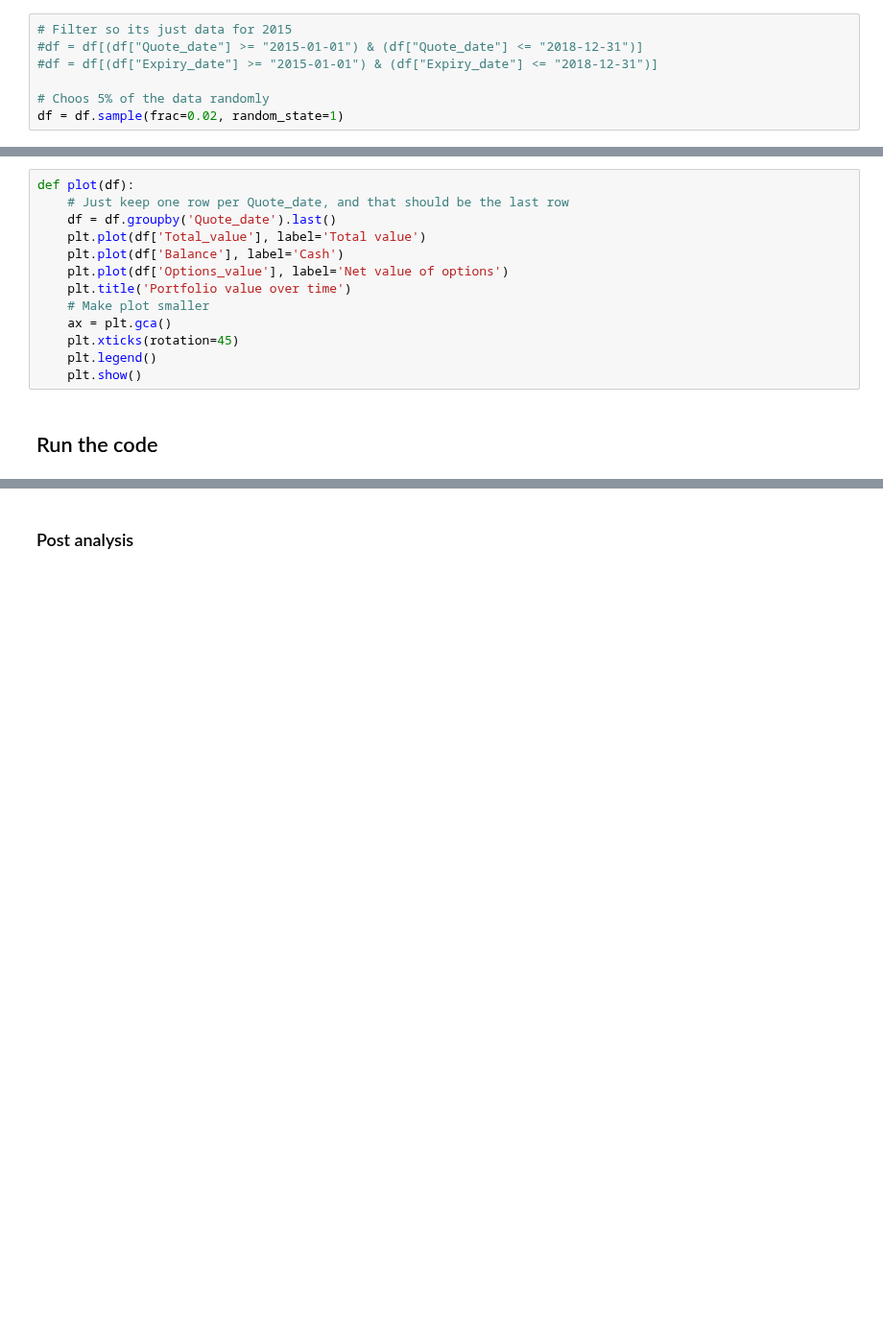
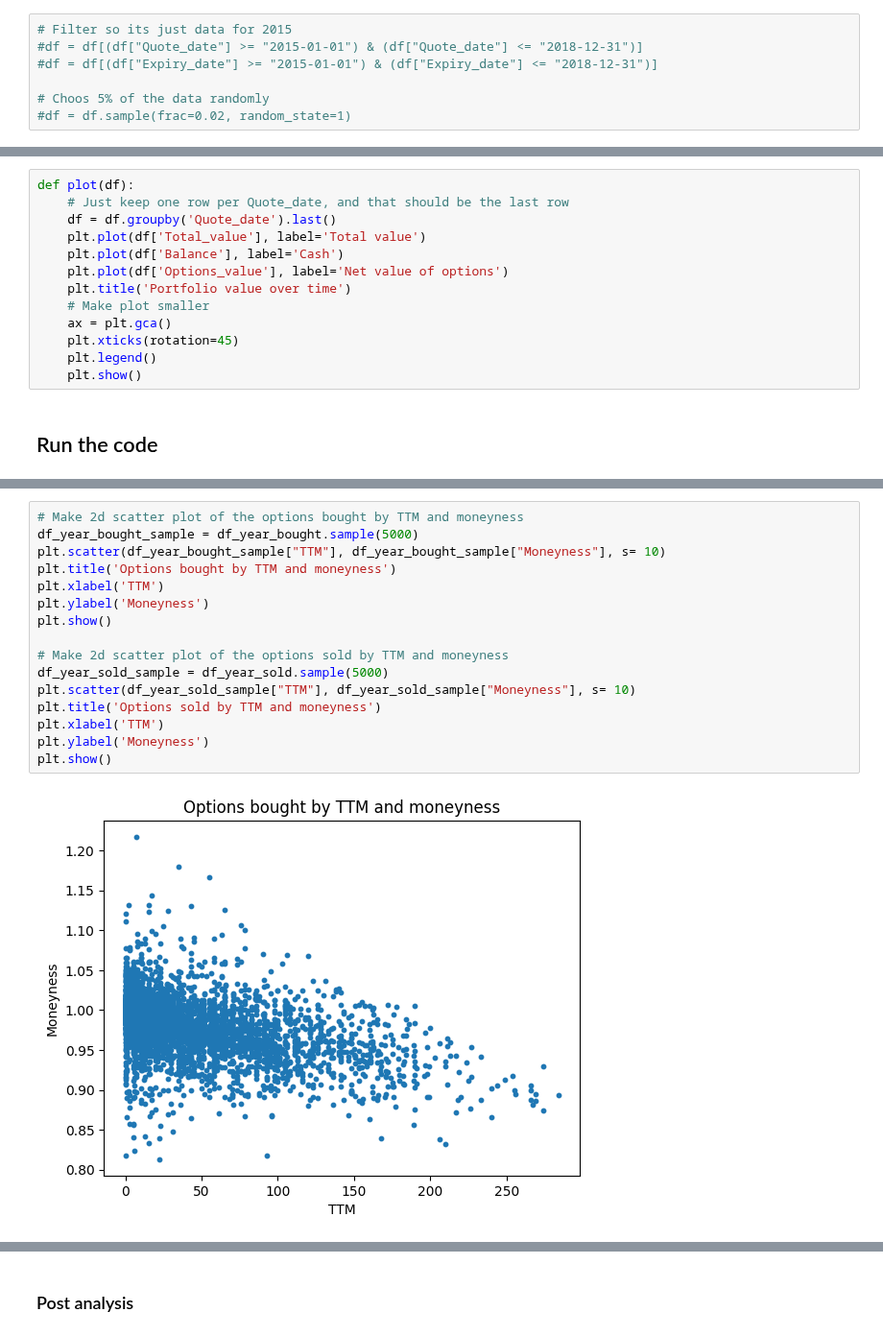
Before and after one commit to erlend-rygg/deep-learning-for-option-pricing, a Jupyter notebook: results_analysis/backtesting/backtesting_v14 - stop loss.ipynb, the cells around one changed output, grey strips where cells are left out. Shown at 96% size. Drawn from its saved outputs; the diff is of its cells as text; blank space fills up the shorter version.

```diff
--- a/results_analysis/backtesting/backtesting_v14 - stop loss.ipynb
+++ b/results_analysis/backtesting/backtesting_v14 - stop loss.ipynb
@@ -63,4 +65,4 @@ df.drop('Expire_date', axis=1, inplace=True)
 #df = df[(df["Expiry_date"] >= "2015-01-01") & (df["Expiry_date"] <= "2018-12-31")]
 
 # Choos 5% of the data randomly
-df = df.sample(frac=0.02, random_state=1)
+#df = df.sample(frac=0.02, random_state=1)
@@ -565,0 +548,18 @@ KeyError: "['Starting balance', 'Ending balance'] not in index"
+# %%
+# Make 2d scatter plot of the options bought by TTM and moneyness
+df_year_bought_sample = df_year_bought.sample(5000)
+plt.scatter(df_year_bought_sample["TTM"], df_year_bought_sample["Moneyness"], s= 10)
+plt.title('Options bought by TTM and moneyness')
+plt.xlabel('TTM')
+plt.ylabel('Moneyness')
+plt.show()
+
+# Make 2d scatter plot of the options sold by TTM and moneyness
+df_year_sold_sample = df_year_sold.sample(5000)
+plt.scatter(df_year_sold_sample["TTM"], df_year_sold_sample["Moneyness"], s= 10)
+plt.title('Options sold by TTM and moneyness')
+plt.xlabel('TTM')
+plt.ylabel('Moneyness')
+plt.show()
+# %% [output]
+[figure, added]
```
Also changed, not shown: parts of 18 cells of this notebook.
